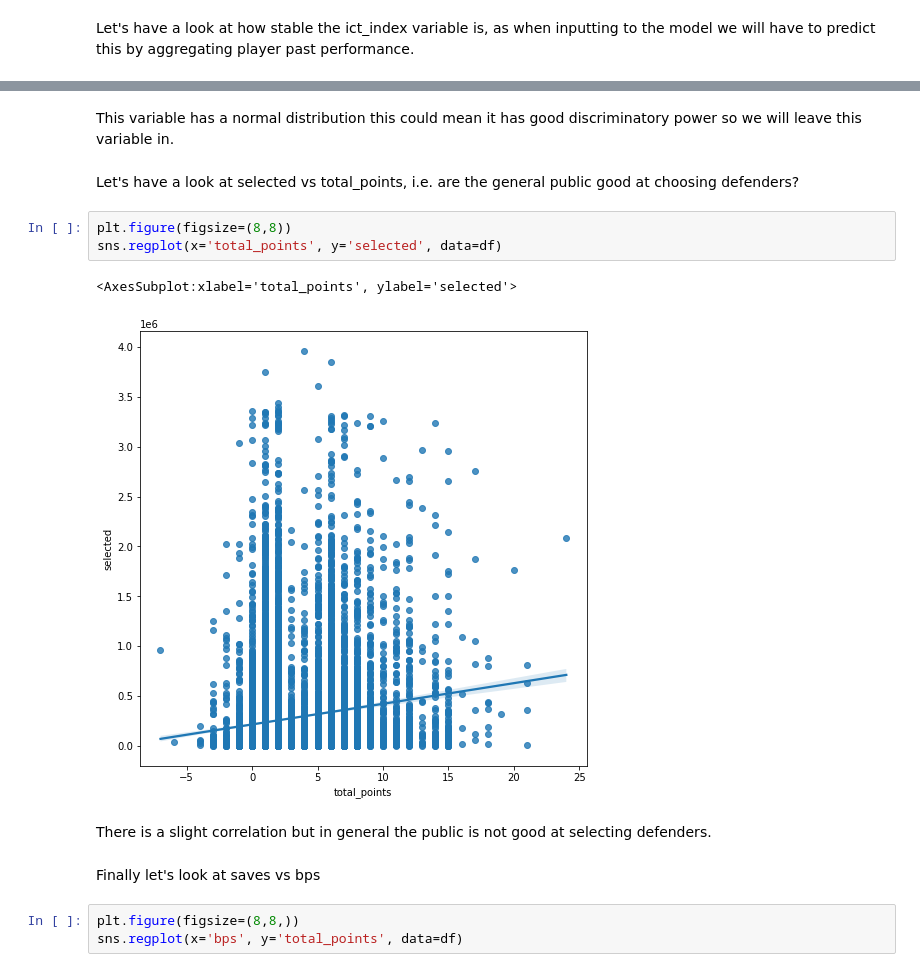
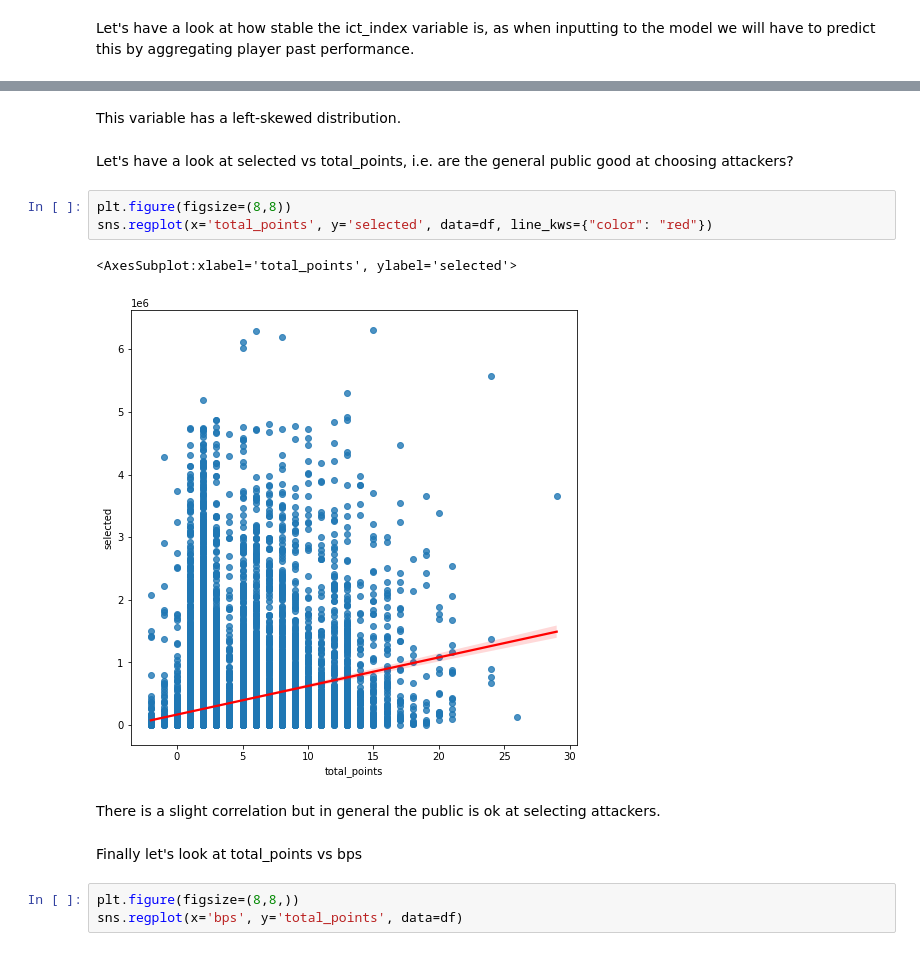
Before and after one commit to hledwards33/FPL_Predictive_Team_Selection, a Jupyter notebook: Further Analysis of Forward & Midfielder Correlated Variables.ipynb, the cells around one changed output, grey strips where cells are left out. Cells and saved outputs as stored; diff of their text form.

Commit message:
Analysis of other predictive non-dependent variables

```diff
--- a/Further Analysis of Forward & Midfielder Correlated Variables.ipynb
+++ b/Further Analysis of Forward & Midfielder Correlated Variables.ipynb
@@ -223,17 +223,17 @@ sns.distplot(df['ict_index'])
 # %% [markdown]
-This variable has a normal distribution this could mean it has good discriminatory power so we will leave this variable in.
+This variable has a left-skewed distribution.
 # %% [markdown]
-Let's have a look at selected vs total_points, i.e. are the general public good at choosing defenders?
+Let's have a look at selected vs total_points, i.e. are the general public good at choosing attackers?
 # %%
 plt.figure(figsize=(8,8))
-sns.regplot(x='total_points', y='selected', data=df)
+sns.regplot(x='total_points', y='selected', data=df, line_kws={"color": "red"})
 # %% [output]
 <AxesSubplot:xlabel='total_points', ylabel='selected'>
-[figure, old version]
+[figure, new version]
 # %% [markdown]
-There is a slight correlation but in general the public is not good at selecting defenders.
+There is a slight correlation but in general the public is ok at selecting attackers.
 # %% [markdown]
-Finally let's look at saves vs bps
+Finally let's look at total_points vs bps
 # %%
 plt.figure(figsize=(8,8,))
 sns.regplot(x='bps', y='total_points', data=df)
```
Also changed, not shown: parts of 3 cells of this notebook.
